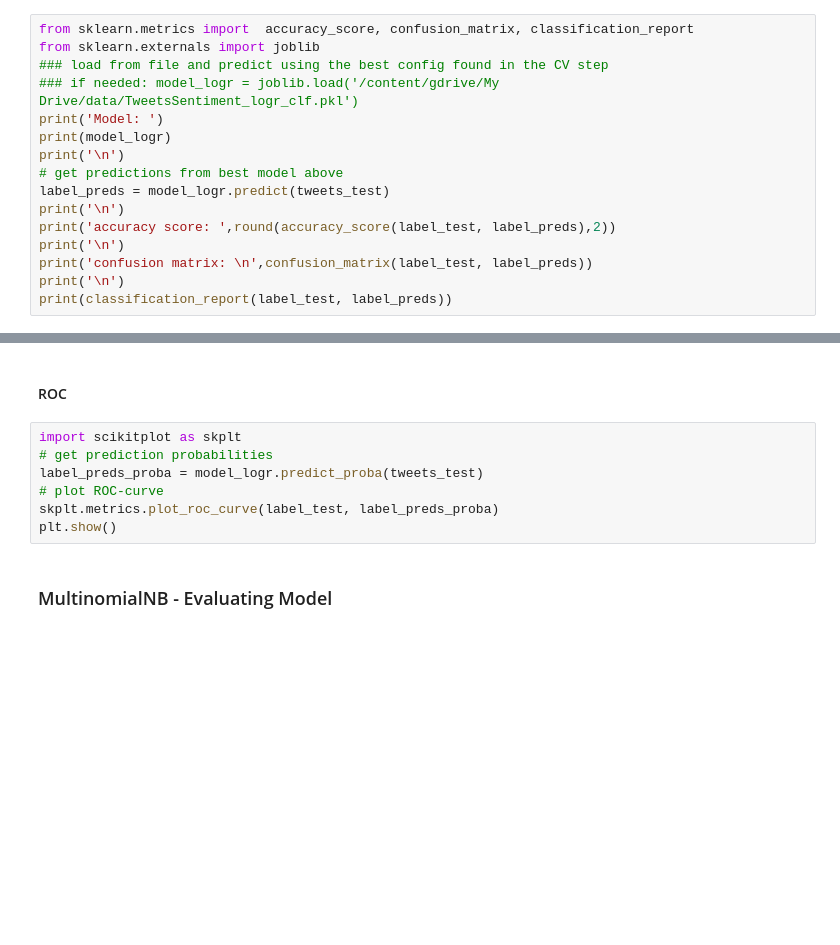
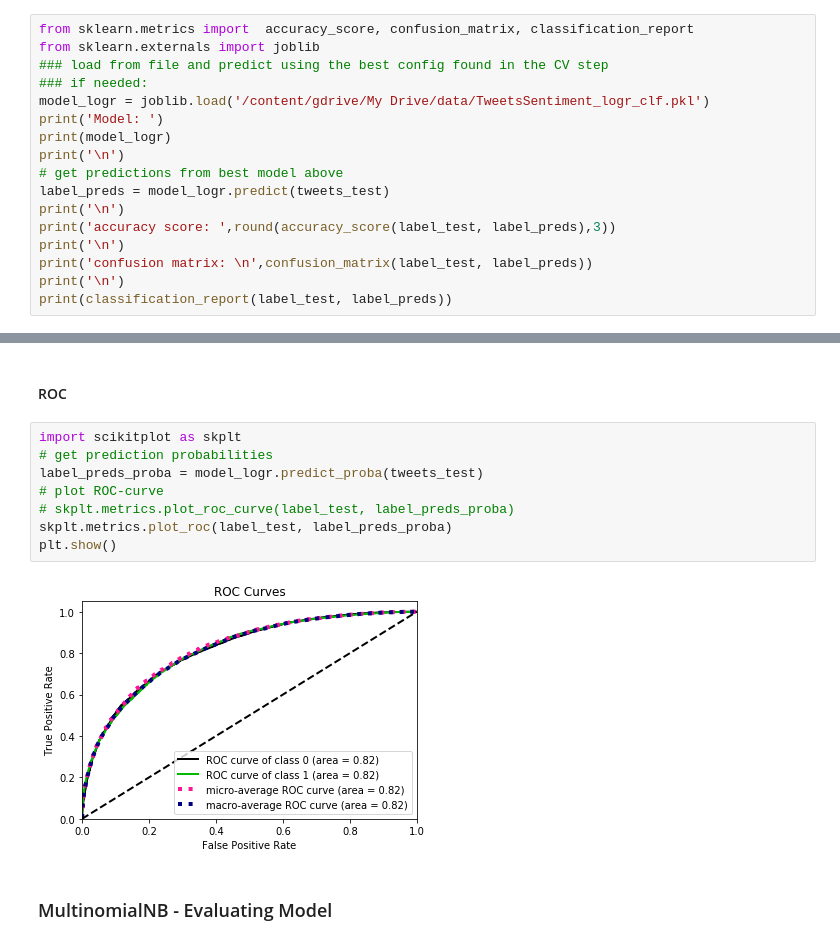
Before and after one commit to r0brt/Daan_Semesterarbeit, a Jupyter notebook: HaemmerliRobert_Daan_Semesterarbeit.ipynb, the cells around one changed output, grey strips where cells are left out. Saved outputs shown, nothing was run; the diff lists cells and outputs as text; blank space fills up the shorter version.

```diff
--- a/HaemmerliRobert_Daan_Semesterarbeit.ipynb
+++ b/HaemmerliRobert_Daan_Semesterarbeit.ipynb
@@ -498,14 +493,15 @@ Mean: 0.729445 Stdev:(0.001683) with: {'mnb__alpha': 10, 'mnb__fit_prior': False
 from sklearn.metrics import  accuracy_score, confusion_matrix, classification_report
 from sklearn.externals import joblib
 ### load from file and predict using the best config found in the CV step
-### if needed: model_logr = joblib.load('/content/gdrive/My Drive/data/TweetsSentiment_logr_clf.pkl')
+### if needed:
+model_logr = joblib.load('/content/gdrive/My Drive/data/TweetsSentiment_logr_clf.pkl')
 print('Model: ')
 print(model_logr)
 print('\n')
 # get predictions from best model above
 label_preds = model_logr.predict(tweets_test)
 print('\n')
-print('accuracy score: ',round(accuracy_score(label_test, label_preds),2))
+print('accuracy score: ',round(accuracy_score(label_test, label_preds),3))
 print('\n')
 print('confusion matrix: \n',confusion_matrix(label_test, label_preds))
 print('\n')
@@ -518,10 +529,13 @@ NameError: ignored
 # %%
 import scikitplot as skplt
 # get prediction probabilities
 label_preds_proba = model_logr.predict_proba(tweets_test)
 # plot ROC-curve
-skplt.metrics.plot_roc_curve(label_test, label_preds_proba)
+# skplt.metrics.plot_roc_curve(label_test, label_preds_proba)
+skplt.metrics.plot_roc(label_test, label_preds_proba)
 plt.show()
+# %% [output]
+[figure, added]
 # %% [markdown]
 ### MultinomialNB - Evaluating Model
 # %% [markdown]
```
Also changed, not shown: parts of 6 cells of this notebook.
